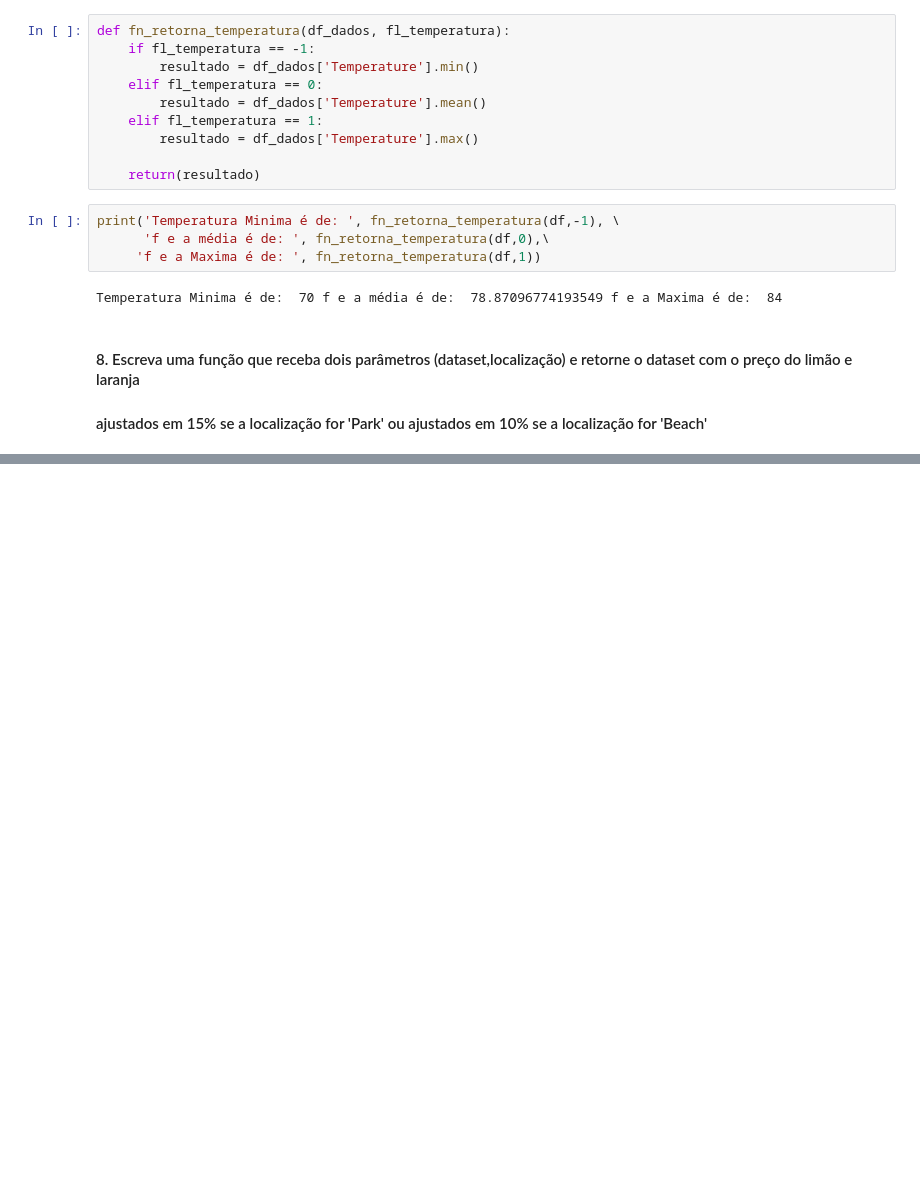
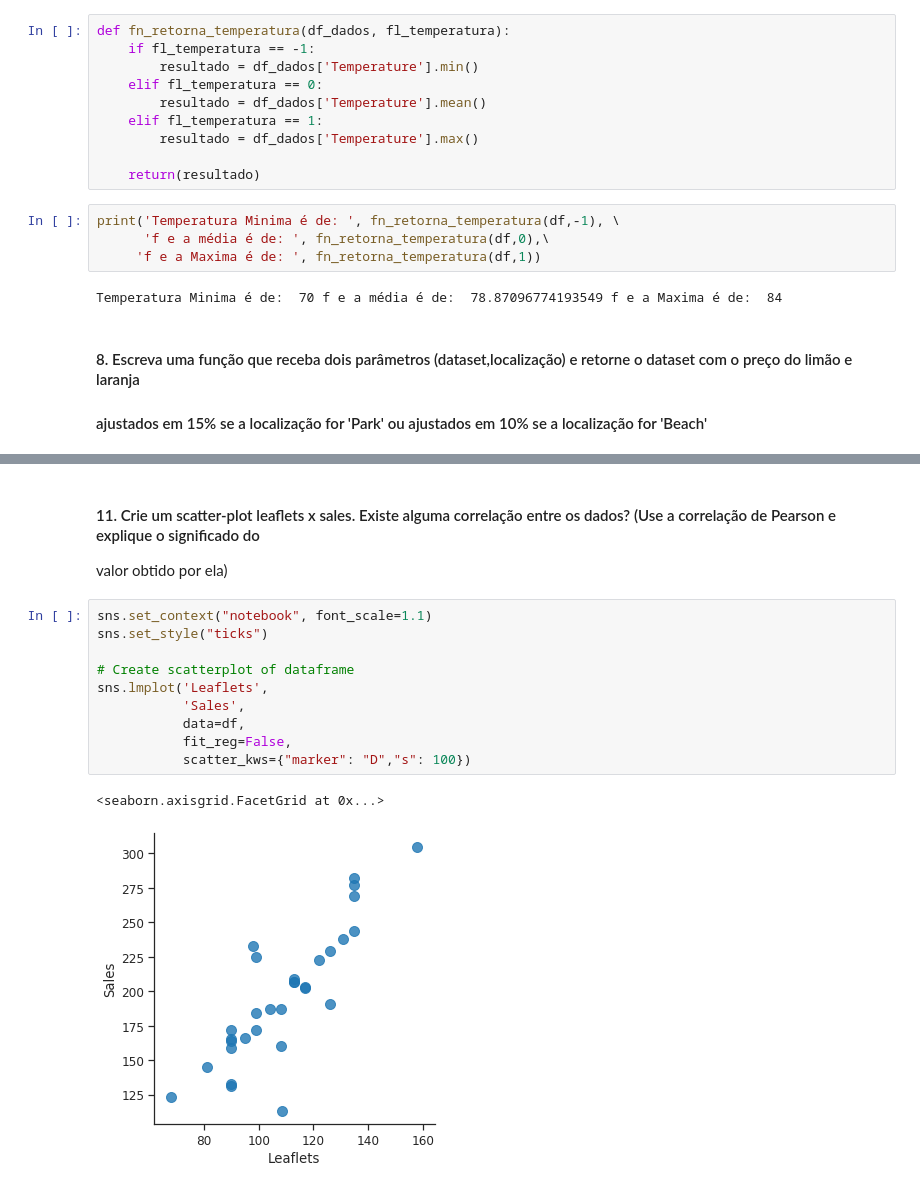
Before and after one commit to EduSLima/Python_06IA, a Jupyter notebook: TrabalhoFinal/EduardoLima_334304.ipynb, the cells around one changed output, grey strips where cells are left out. Cells and saved outputs as stored; diff of their text form; blank space fills up the shorter version.

```diff
--- a/TrabalhoFinal/EduardoLima_334304.ipynb
+++ b/TrabalhoFinal/EduardoLima_334304.ipynb
@@ -109,0 +189,16 @@ def fn_retorna_preco_localizacao(df_dados, nm_locale):
+# %% [markdown]
+#### 11. Crie um scatter-plot leaflets x sales. Existe alguma correlação entre os dados? (Use a correlação de Pearson e explique o significado do
+valor obtido por ela)
+# %%
+sns.set_context("notebook", font_scale=1.1)
+sns.set_style("ticks")
+
+# Create scatterplot of dataframe
+sns.lmplot('Leaflets',
+           'Sales',
+           data=df,
+           fit_reg=False,
+           scatter_kws={"marker": "D","s": 100})
+# %% [output]
+<seaborn.axisgrid.FacetGrid at 0x...>
+[figure, added]
```
Also changed, not shown: parts of 24 cells of this notebook, 10 other files.
